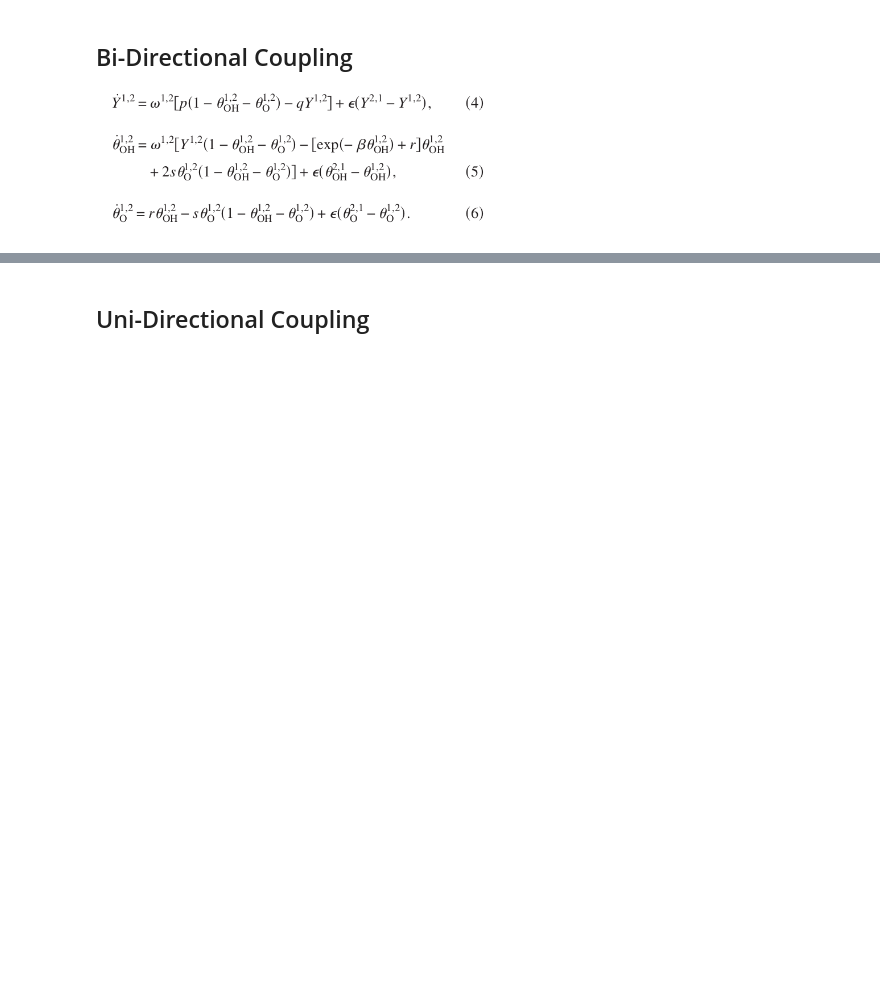
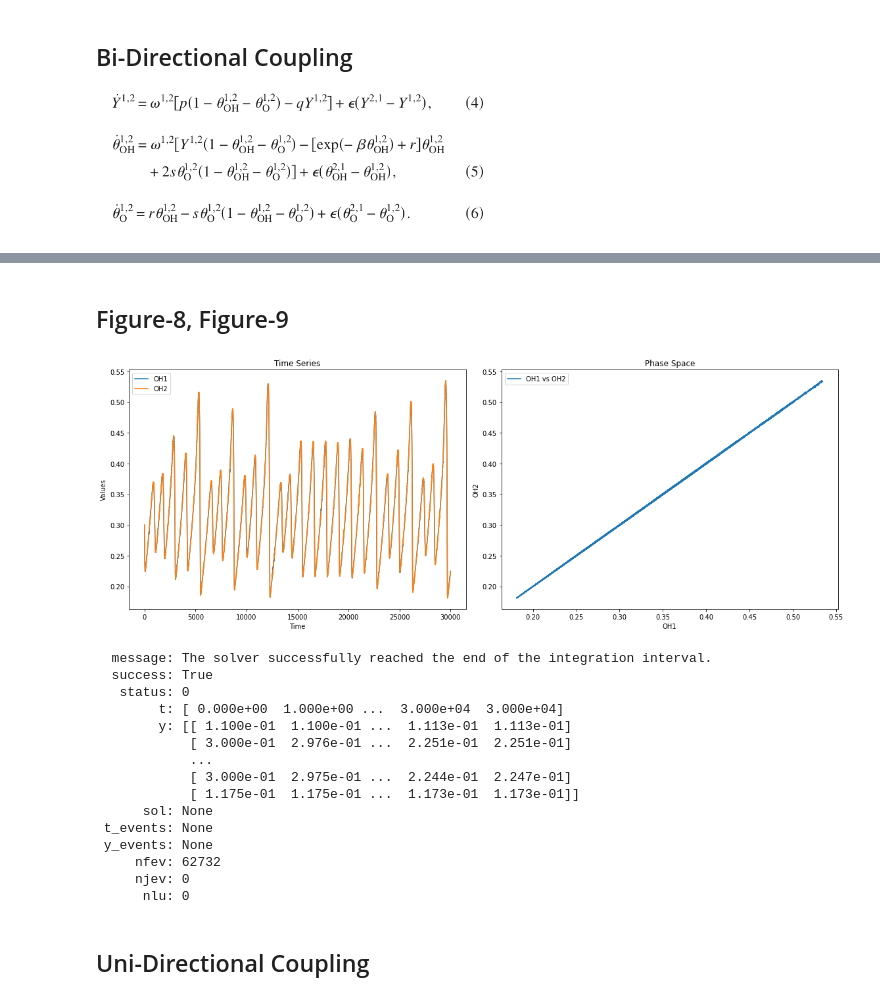
Before and after one commit to ma-nu03/CPP-time-series-prediction-using-anticipation-synchronization, a Jupyter notebook: Week-3/Week-3.ipynb, the cells around one changed output, grey strips where cells are left out. Saved outputs shown, nothing was run; the diff lists cells and outputs as text; code cells hidden in the pictures; blank space fills up the shorter version.

```diff
--- a/Week-3/Week-3.ipynb
+++ b/Week-3/Week-3.ipynb
@@ -71,3 +135,25 @@ solve_plot(bi_coupling)
+# %% [markdown]
+## Figure-8, Figure-9
+# %%
+e = 0.5
+solve_plot(bi_coupling)
+# %% [output]
+[figure, added]
+  message: The solver successfully reached the end of the integration interval.
+  success: True
+   status: 0
+        t: [ 0.000e+00  1.000e+00 ...  3.000e+04  3.000e+04]
+        y: [[ 1.100e-01  1.100e-01 ...  1.113e-01  1.113e-01]
+            [ 3.000e-01  2.976e-01 ...  2.251e-01  2.251e-01]
+            ...
+            [ 3.000e-01  2.975e-01 ...  2.244e-01  2.247e-01]
+            [ 1.175e-01  1.175e-01 ...  1.173e-01  1.173e-01]]
+      sol: None
+ t_events: None
+ y_events: None
+     nfev: 62732
+     njev: 0
+      nlu: 0
 # %% [markdown]
 ## Uni-Directional Coupling
 # %%
```
Also changed, not shown: parts of 33 cells of this notebook, 5 other files.
